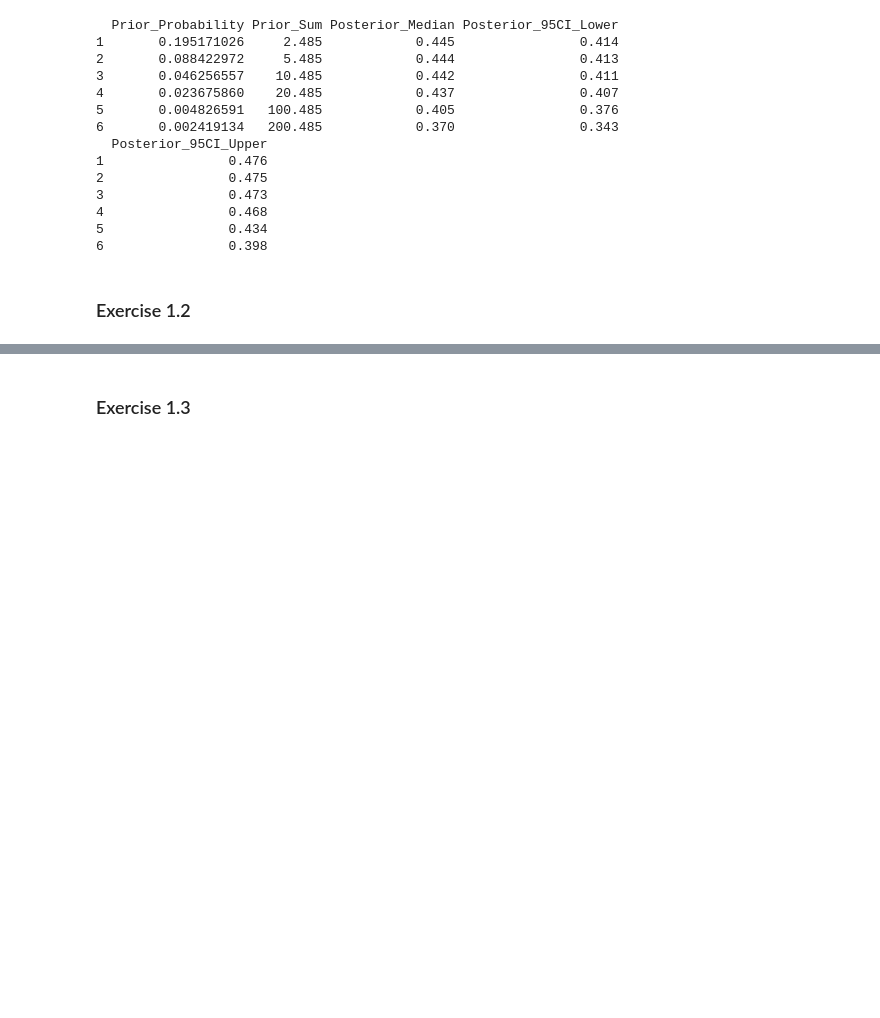
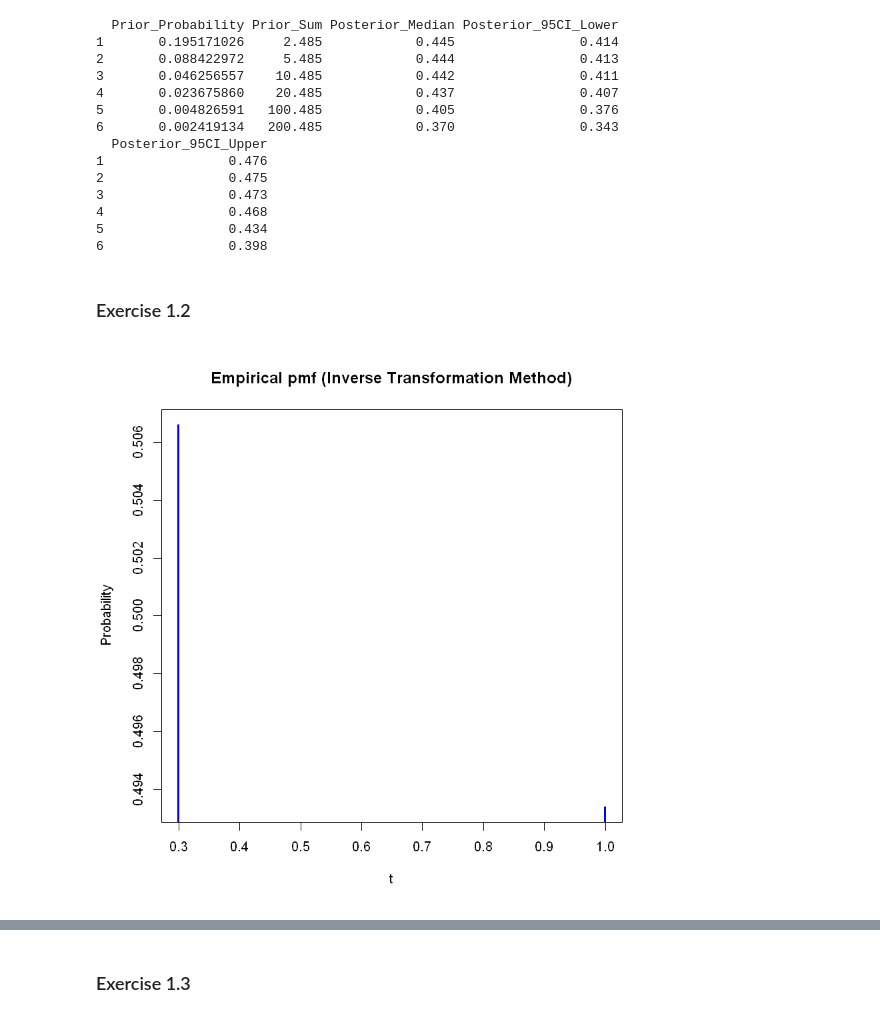
Before and after one commit to DaphneDjiakouri/Bayesian-Statistics, a Jupyter notebook: Assignments/1st_Assignment_Adriana_Madison_Dafni_Arturo.ipynb, the cells around one changed output, grey strips where cells are left out. Saved outputs shown, nothing was run; the diff lists cells and outputs as text; code cells hidden in the pictures; blank space fills up the shorter version.

```diff
--- a/Assignments/1st_Assignment_Adriana_Madison_Dafni_Arturo.ipynb
+++ b/Assignments/1st_Assignment_Adriana_Madison_Dafni_Arturo.ipynb
@@ -209,3 +209,96 @@ print(table_data)
 6                0.398
 # %% [markdown]
 ### Exercise 1.2
+# %%
+# set parameters for the nonconjugate piecewise linear prior
+m <- 0.485
+c <- 0.100
+a <- 0.5
+b <- 5.0
+N <- 1000 # number of grid intervals
+t <- seq(0, 1, length = N)
+t <- t[-N] # remove last point (equal to 1: we want N intervals)
+
+# define the piecewise linear prior function
+h <- function(t) {
+  A <- a + b - (b * m) / c
+  B <- a + b + (b * m) / c
+  return(a * (t >= 0) * (t < m - c) + a * (t > m + c) * (t <= 1) +
+           (A + b * t / c) * (t >= m - c) * (t < m) +
+           (B - b * t / c) * (t > m) * (t <= m + c))
+}
+
+# sample from h using inverse transformation method
+sample_from_h_inverse <- function(n_samples) {
+  u <- runif(n_samples) # generate uniform random numbers
+  t_samples <- numeric(length(u))
+  for (i in 1:length(u)) {
+    # find the interval where the root lies
+    interval <- c(0, 1)
+    if (h(0) - u[i] < 0) {
+      interval <- c(0, m)
+    } else {
+      interval <- c(m, 1)
+    }
+    # use optimize to find the root within the interval
+    t_samples[i] <- optimize(function(t) abs(h(t) - u[i]), interval = interval)$minimum
+  }
+  return(t_samples)
+}
+
+# sample from the discretization of h
+sample_from_h_discretization <- function(n_samples) {
+  pmf <- h(t) / sum(h(t)) # normalize the pdf to obtain pmf
+  t_samples <- sample(t, size = n_samples, replace = TRUE, prob = pmf)
+  return(t_samples)
+}
+
+# function to compute empirical pmf
+compute_empirical_pmf <- function(samples) {
+  unique_samples <- sort(unique(samples))
+  pmf <- numeric(length(unique_samples))
+  for (i in 1:length(unique_samples)) {
+    pmf[i] <- sum(samples == unique_samples[i]) / length(samples)
+  }
+  return(list(samples = unique_samples, pmf = pmf))
+}
+
+# simulate samples and compute empirical pmfs
+n_samples <- 10000
+samples_inverse <- sample_from_h_inverse(n_samples)
+samples_discretization <- sample_from_h_discretization(n_samples)
+
+empirical_pmf_inverse <- compute_empirical_pmf(samples_inverse)
+empirical_pmf_discretization <- compute_empirical_pmf(samples_discretization)
+
+# plot empirical pmfs
+plot(empirical_pmf_inverse$samples, empirical_pmf_inverse$pmf, type = "h", lwd = 2.5,
+     col = "blue", xlab = "t", ylab = "Probability", main = "Empirical pmf (Inverse Transformation Method)")
+plot(empirical_pmf_discretization$samples, empirical_pmf_discretization$pmf, type = "h", lwd = 2.5,
+     col = "blue", xlab = "t", ylab = "Probability", main = "Empirical pmf (Discretization Method)")
+
+# compute statistics
+median_inverse <- median(samples_inverse)
+mode_inverse <- empirical_pmf_inverse$samples[which.max(empirical_pmf_inverse$pmf)]
+expectation_inverse <- sum(empirical_pmf_inverse$samples * empirical_pmf_inverse$pmf)
+std_dev_inverse <- sqrt(sum((empirical_pmf_inverse$samples - expectation_inverse)^2 * empirical_pmf_inverse$pmf))
+
+median_discretization <- median(samples_discretization)
+mode_discretization <- empirical_pmf_discretization$samples[which.max(empirical_pmf_discretization$pmf)]
+expectation_discretization <- sum(empirical_pmf_discretization$samples * empirical_pmf_discretization$pmf)
+std_dev_discretization <- sqrt(sum((empirical_pmf_discretization$samples - expectation_discretization)^2 * empirical_pmf_discretization$pmf))
+
+# print statistics
+cat("Inverse Transformation Method:\n")
+cat("Median:", median_inverse, "\n")
+cat("Mode:", mode_inverse, "\n")
+cat("Expectation:", expectation_inverse, "\n")
+cat("Standard Deviation:", std_dev_inverse, "\n\n")
+
+cat("Discretization Method:\n")
+cat("Median:", median_discretization, "\n")
+cat("Mode:", mode_discretization, "\n")
+cat("Expectation:", expectation_discretization, "\n")
+cat("Standard Deviation:", std_dev_discretization, "\n")
+# %% [output]
+[figure, added]
```
Also changed, not shown: parts of 1 cell of this notebook.
